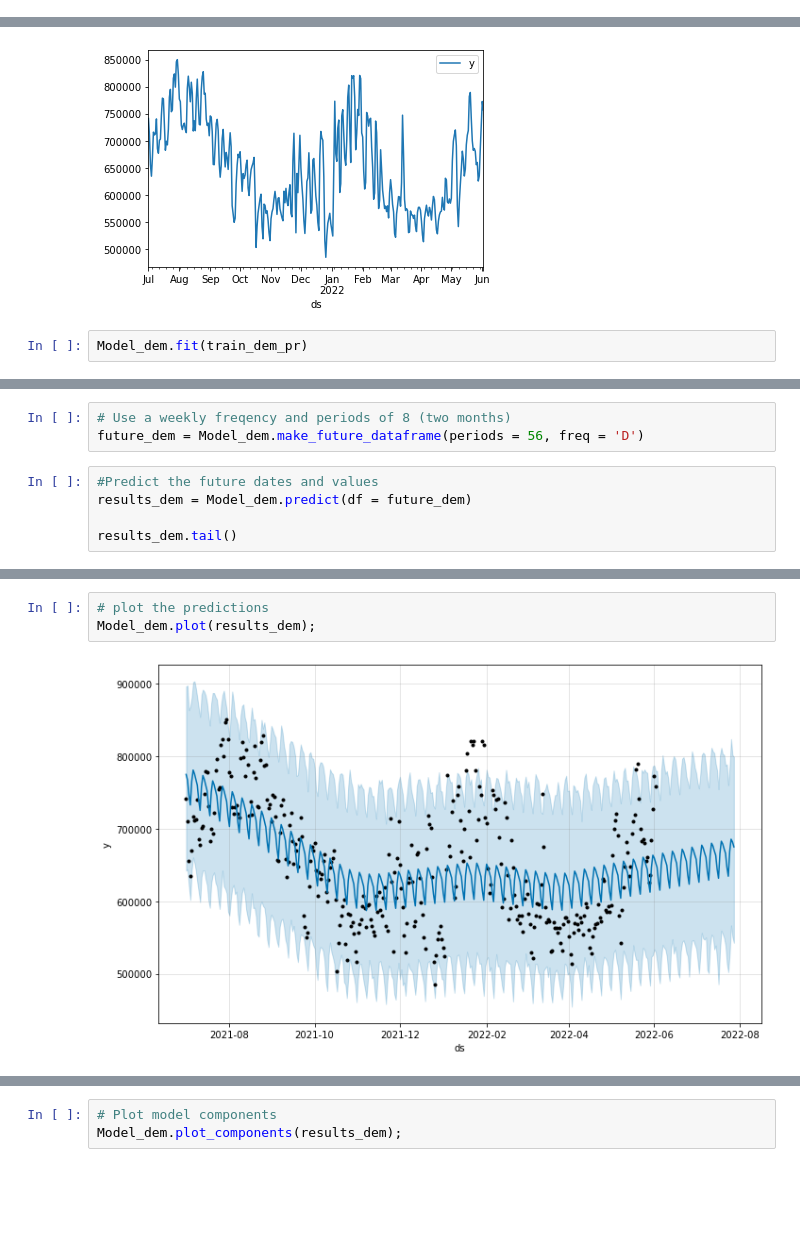
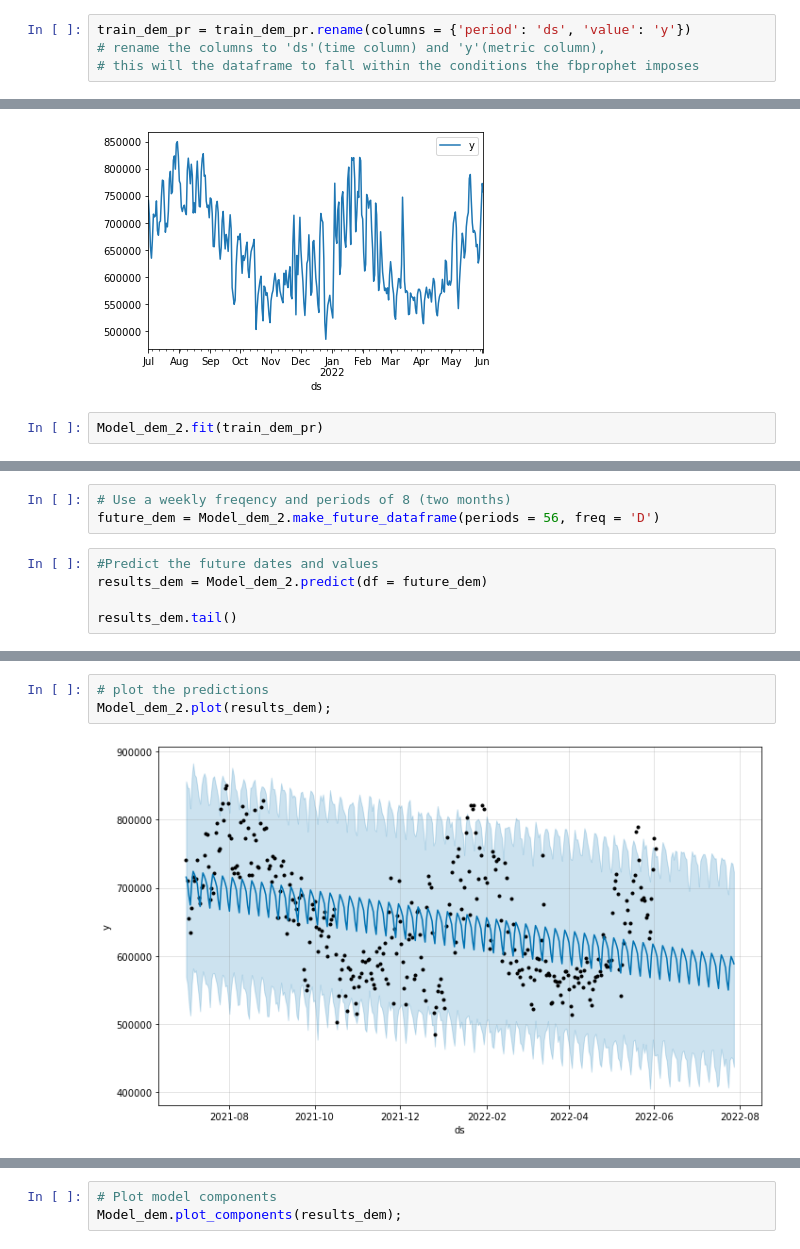
Before and after one commit to cdfurr/Solar-Power, a Jupyter notebook: Notebooks/Notebook_4.ipynb, the cells around one changed output, grey strips where cells are left out. Saved outputs shown, nothing was run; the diff lists cells and outputs as text; blank space fills up the shorter version.

```diff
--- a/Notebooks/Notebook_4.ipynb
+++ b/Notebooks/Notebook_4.ipynb
@@ -1659,7 +1744,11 @@ train_dem_pr = train_dem_pr.rename(columns = {'period': 'ds', 'value': 'y'})
+# %%
+train_dem_pr = train_dem_pr.rename(columns = {'period': 'ds', 'value': 'y'})
+# rename the columns to 'ds'(time column) and 'y'(metric column),
+# this will the dataframe to fall within the conditions the fbprophet imposes
 # %%
 train_dem_pr.plot(y = 'y', x = 'ds');
 # %% [output]
 [figure]
 # %%
-Model_dem.fit(train_dem_pr)
+Model_dem_2.fit(train_dem_pr)
 # %% [output]
@@ -1668,10 +1761,10 @@ Model_dem.fit(train_dem_pr)
 <prophet.forecaster.Prophet at 0x...>
 # %%
 # Use a weekly freqency and periods of 8 (two months)
-future_dem = Model_dem.make_future_dataframe(periods = 56, freq = 'D')
+future_dem = Model_dem_2.make_future_dataframe(periods = 56, freq = 'D')
 # %%
 #Predict the future dates and values
-results_dem = Model_dem.predict(df = future_dem)
+results_dem = Model_dem_2.predict(df = future_dem)
 
 results_dem.tail()
 # %% [output]
@@ -1699,6 +1792,6 @@ results_dem[['ds', 'yhat', 'yhat_lower', 'yhat_upper']]
 393 rows × 4 columns
 # %%
 # plot the predictions
-Model_dem.plot(results_dem);
+Model_dem_2.plot(results_dem);
 # %% [output]
-[figure, old version]
+[figure, new version]
```
Also changed, not shown: parts of 55 cells of this notebook, 11 other files.
